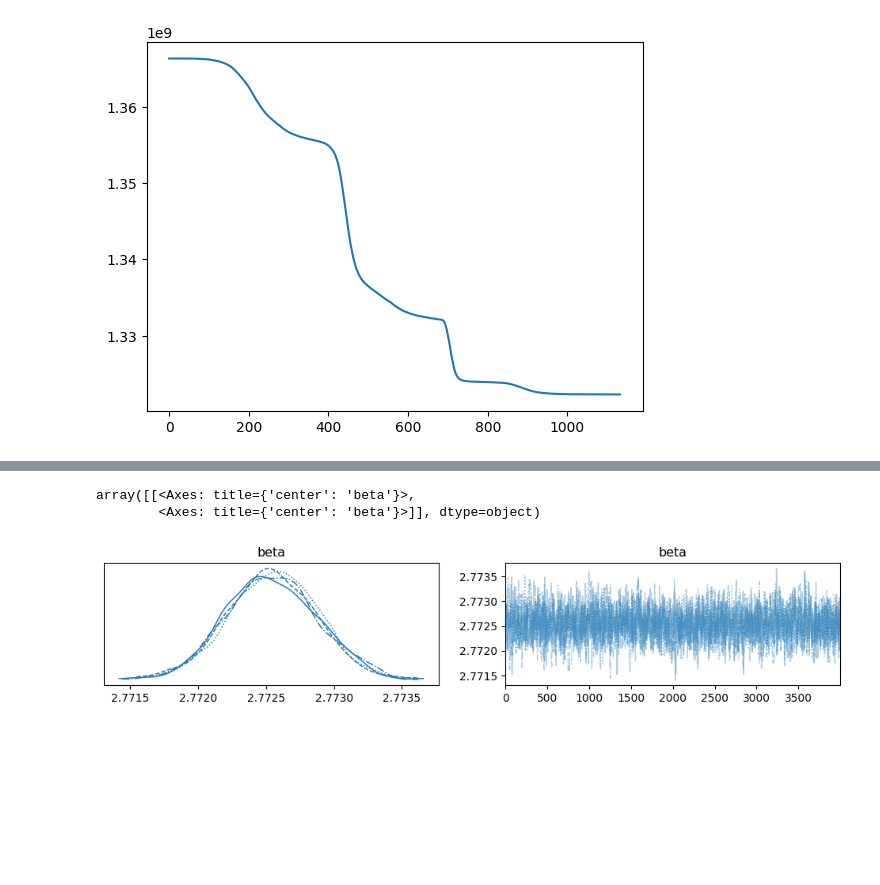
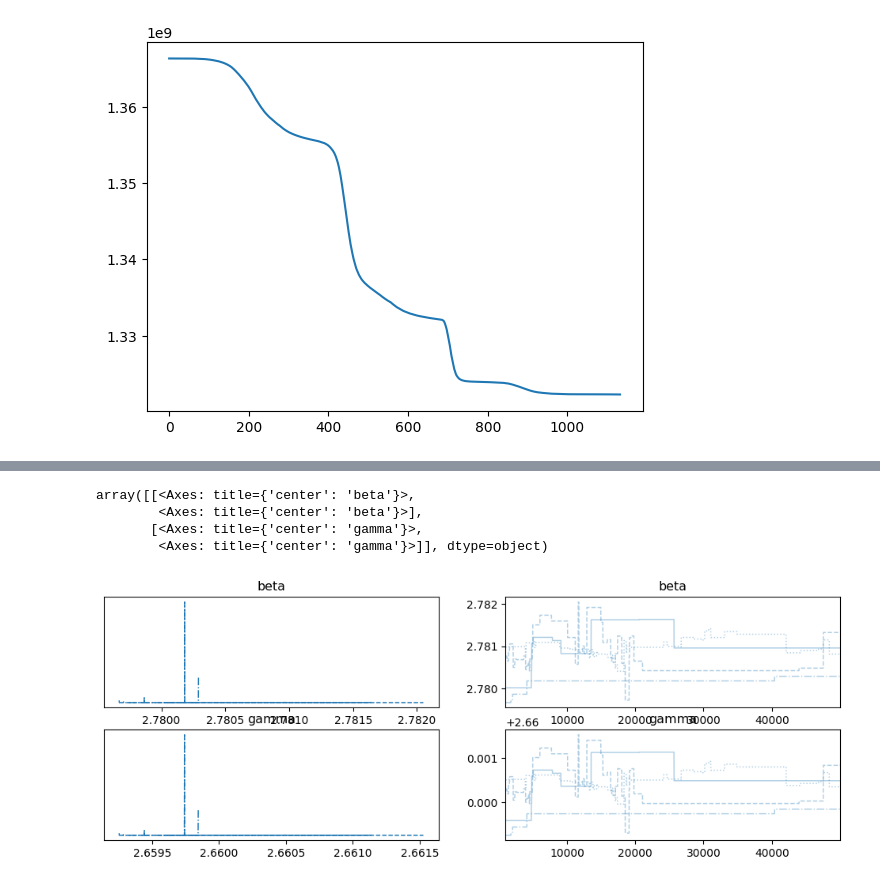
Before and after one commit to TheLapisGoat/SIR-Model-with-MCMC-Analysis, a Jupyter notebook: test.ipynb, the cells around one changed output, grey strips where cells are left out. Cells and saved outputs as stored; diff of their text form; code cells hidden in the pictures; blank space fills up the shorter version.

```diff
--- a/test.ipynb
+++ b/test.ipynb
@@ -69,8 +73,11 @@ import sunode.wrappers.as_pytensor
 # %%
 lib = sunode._cvodes.lib
 with pm.Model() as model:
-    beta = pm.Uniform("beta", 2, 3)
-    gamma = pm.Uniform("gamma", 2, 3)
+    beta = pm.LogNormal("beta", np.log(0.4), 0.5)
+    #gamma = Print("gamma = ")(pm.Uniform("gamma", 0, 3))
+    #beta = Print("beta = ")(pm.LogNormal("beta", 2, 0.5))
+    #gamma = Print("gamma = ")(pm.LogNormal("gamma", 2, 0.5))
+    gamma = pm.LogNormal("gamma", np.log(0.125), 0.2)
 
     y_hat, _, problem, solver, _, _ = sunode.wrappers.as_pytensor.solve_ivp(
         y0={
@@ -96,6 +103,7 @@ with pm.Model() as model:
     )
     lib.CVodeSStolerances(solver._ode, 1e-6, 1e-6)
     y_new = y_hat["I"]
+    #potential = pm.Potential("x_constraint", pm.math.switch(y_new[-1] <= 1.1, 0, -np.inf))
     y_new = pm.math.clip(y_new, 1, 1366417754)
     #y_print = Print("Y_hat = ")(y_new)
     y_print = y_new
@@ -129,0 +128,2 @@ KeyError: 'beta'
+# %%
+new_trace = trace.sel(draw=slice(1000, None), groups="posterior")
@@ -130,9 +142,11 @@ KeyError: 'beta'
 # %%
-az.plot_trace(trace, var_names="gamma")
+az.plot_trace(new_trace)
 # %% [output]
 array([[<Axes: title={'center': 'beta'}>,
-        <Axes: title={'center': 'beta'}>]], dtype=object)
+        <Axes: title={'center': 'beta'}>],
+       [<Axes: title={'center': 'gamma'}>,
+        <Axes: title={'center': 'gamma'}>]], dtype=object)
-[figure, old version]
+[figure, new version]
 # %%
 import numpy as np
 from scipy.integrate import odeint
```
Also changed, not shown: parts of 8 cells of this notebook, 10 other files.
